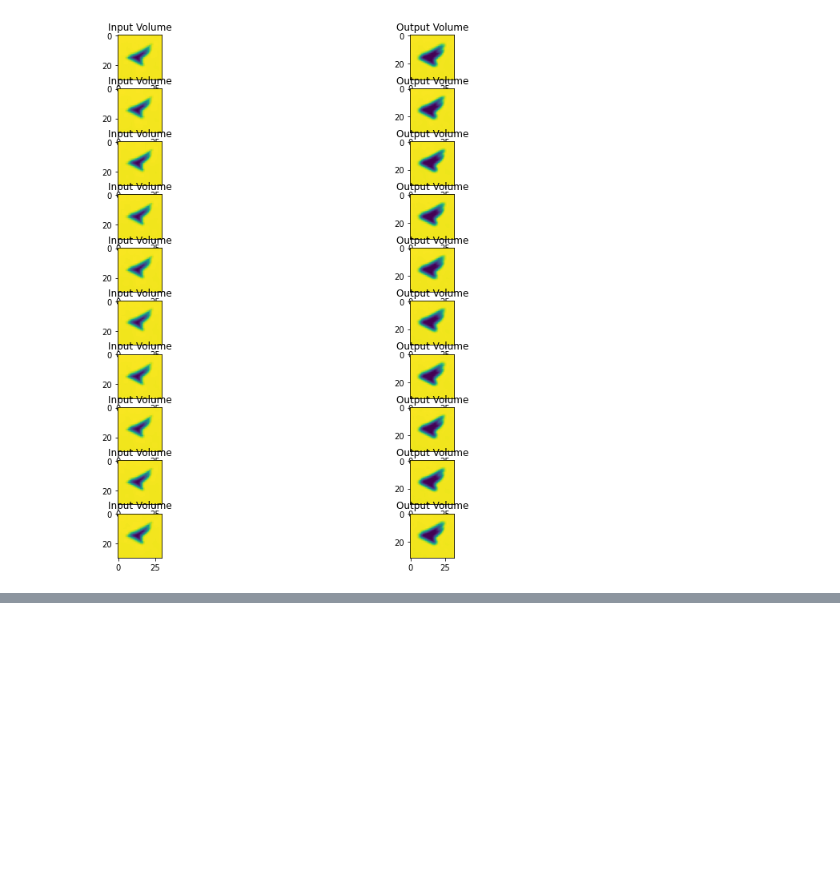
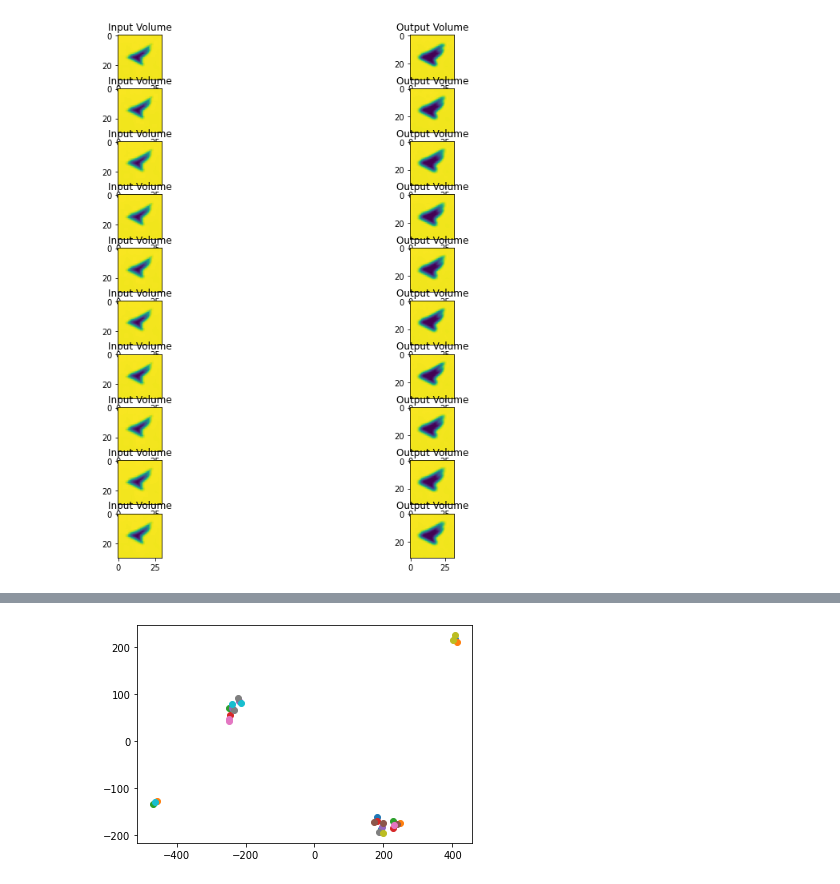
Before and after one commit to Dishank422/AI2100-Deep-learning, a Jupyter notebook: Assignment3/AI20BTECH11011-hw3.ipynb, the cells around one changed output, grey strips where cells are left out. Saved outputs shown, nothing was run; the diff lists cells and outputs as text; code cells hidden in the pictures; blank space fills up the shorter version.

```diff
--- a/Assignment3/AI20BTECH11011-hw3.ipynb
+++ b/Assignment3/AI20BTECH11011-hw3.ipynb
@@ -208,2 +205,10 @@ def flatten(inp):
+# %%
+class Flatten:
+    def __init__(self, in_size, out_size):
+        self.weights = np.random.uniform(-np.sqrt(6/(in_size+out_size)), np.sqrt(6/(in_size+out_size)), [in_size, out_size])
+
+    def forward(self, x):
+        x = x.flatten()
+        return x@self.weights
 # %%
 print("Input shape:", b.shape)
@@ -217,0 +255,24 @@ def mlp(x, n_hid, hid, non_linearity, out_size):
+# %%
+class CNN:
+    def __init__(self, n_classes, in_size, hid_size):
+        self.mlp = Mlp(in_size, hid_size, n_classes)
+        self.flatten = Flatten(16*16*8, in_size)
+        self.conv1_weights = np.random.uniform(-np.sqrt(6/(3+16)), np.sqrt(6/(3+16)), [16, 3, 3, 3])
+        self.conv2_weights = np.random.uniform(-np.sqrt(6/(8+16)), np.sqrt(6/(8+16)), [8, 3, 3, 16])
+
+    def forward(self, images, flat_out=False):
+        out = []
+        for h in range(images.shape[0]):
+            out.append(convolution_layer(images[h, :, :, :], self.conv1_weights, 1, sigmoid, 1))
+        for h in range(images.shape[0]):
+            out[h] = pooling_layer(out[h], max_pool, 2, 2)
+        for h in range(images.shape[0]):
+            out[h] = convolution_layer(out[h], self.conv2_weights, 1, sigmoid, 1)
+        for h in range(images.shape[0]):
+            out[h] = self.flatten.forward(out[h])
+        temp_ = np.array(out)
+        for h in range(images.shape[0]):
+            out[h] = self.mlp.forward(out[h], sigmoid)
+        if flat_out:
+            return np.array(out), temp_
+        else: return np.array(out)
@@ -217,0 +281,3 @@ def mlp(x, n_hid, hid, non_linearity, out_size):
+# %%
+model = CNN(10, 100, [50])
+model.forward(dat[1:2])
@@ -217,0 +318,9 @@ def mlp(x, n_hid, hid, non_linearity, out_size):
+# %%
+from sklearn.manifold import TSNE
+result, flt_out = model.forward(dat, True)
+a = TSNE(n_components=2, init='random', perplexity=0.1, n_iter=5000).fit_transform(flt_out)
+for i in range(10):
+    plt.scatter(a[3*i:3*i+3, 0], a[3*i:3*i+3, 1], marker='o')
+plt.show()
+# %% [output]
+[figure, added]
```
Also changed, not shown: parts of 19 cells of this notebook, 7 other files.
